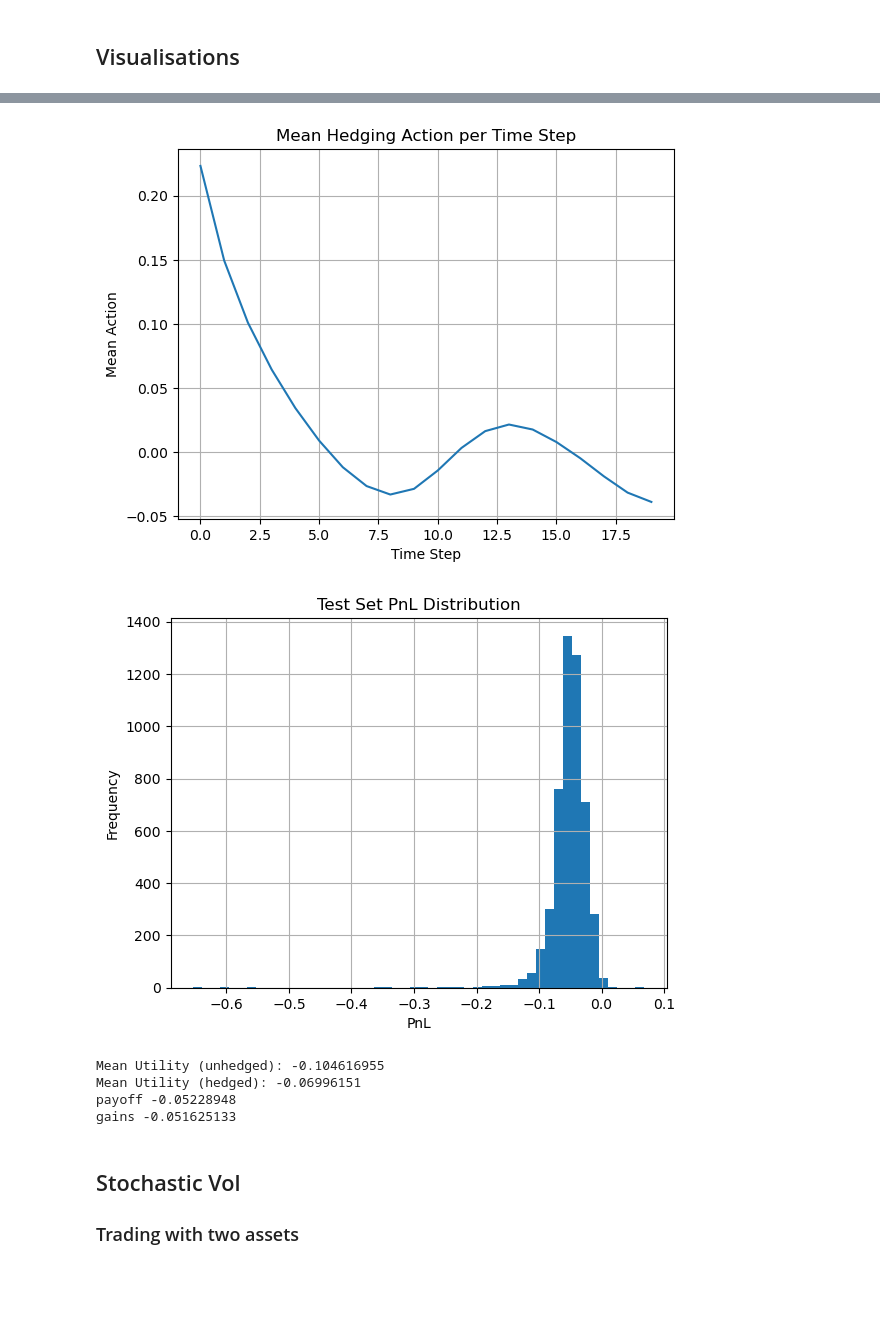
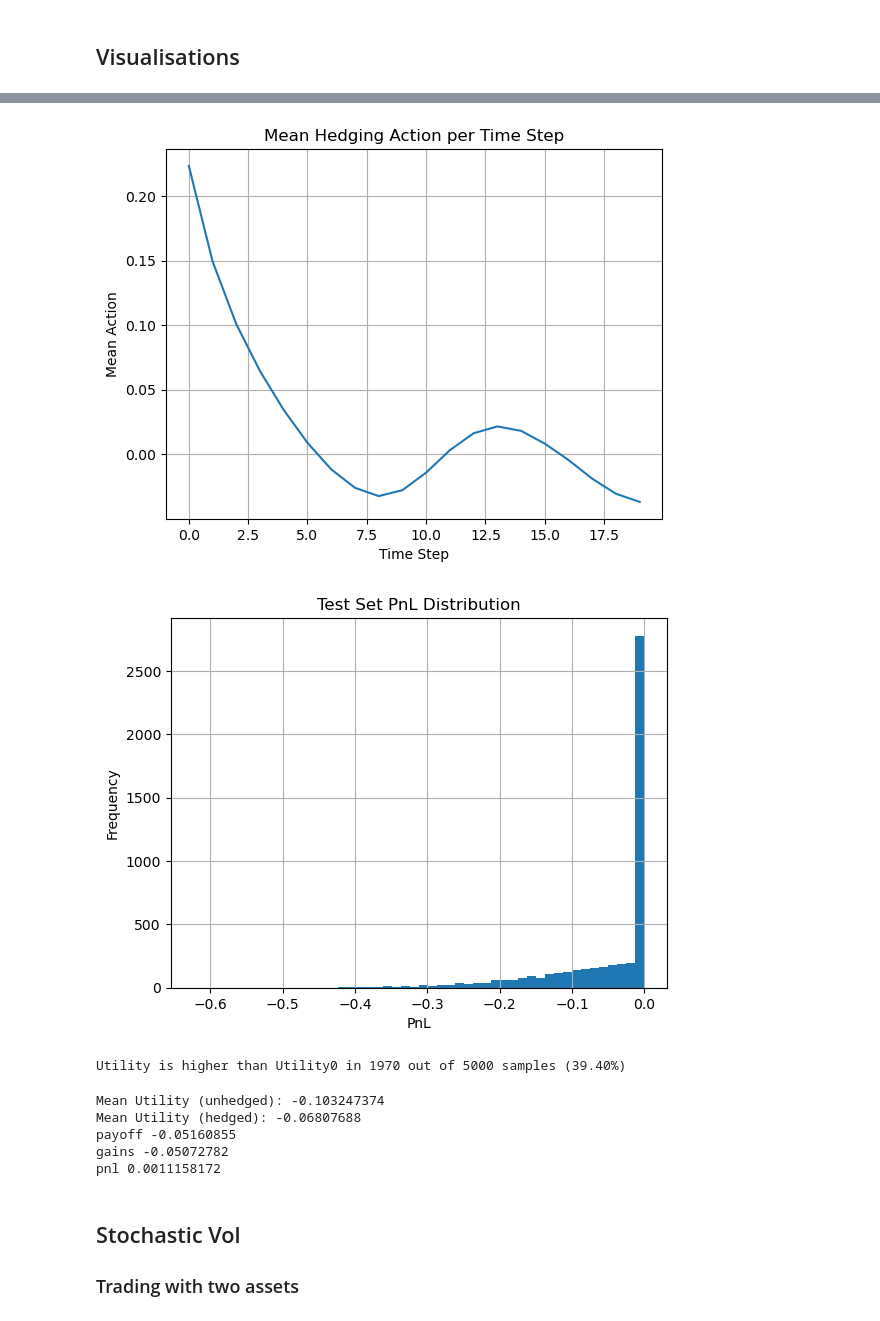
Before and after one commit to lisafaloughi/protohedge, a Jupyter notebook: notebooks/proto-trainer.ipynb, the cells around one changed output, grey strips where cells are left out. Cells and saved outputs as stored; diff of their text form; code cells hidden in the pictures; blank space fills up the shorter version.

```diff
--- a/notebooks/proto-trainer.ipynb
+++ b/notebooks/proto-trainer.ipynb
@@ -242,9 +337,9 @@ plt.show()
 import matplotlib.pyplot as plt
 import numpy as np
 
-actions = test_result["actions"].numpy()  # shape (10000, 20, 1)
+actions = result["actions"].numpy()  # shape
 
-# Compute mean over all 10,000 scenarios → shape (20,)
+# Compute mean over all  scenarios → shape (20,)
 mean_actions = actions.mean(axis=0).squeeze()
 
 # Plot
@@ -255,26 +350,41 @@ plt.ylabel("Mean Action")
 plt.grid(True)
 plt.show()
 # %% [output]
-[figure, old version]
+[figure, new version]
 # %%
-plt.hist(test_result["gains"].numpy(), bins=50)
+plt.hist(test_result["payoff"].numpy(), bins=50)
 plt.title("Test Set PnL Distribution")
 plt.xlabel("PnL")
 plt.ylabel("Frequency")
 plt.grid(True)
 plt.show()
 # %% [output]
-[figure, old version]
+[figure, new version]
+# %%
+import numpy as np
+
+utility = result["utility"].numpy()
+utility0 = result["utility0"].numpy()
+
+# Count how many times utility > utility0
+n_better = np.sum(utility > utility0)
+total = len(utility)
+
+print(f"Utility is higher than Utility0 in {n_better} out of {total} samples ({n_better / total:.2%})")
+# %% [output]
+Utility is higher than Utility0 in 1970 out of 5000 samples (39.40%)
 # %%
 print("Mean Utility (unhedged):", test_result["utility0"].numpy().mean())
 print("Mean Utility (hedged):", test_result["utility"].numpy().mean())
 print("payoff", test_result["payoff"].numpy().mean())
 print("gains", test_result["gains"].numpy().mean())
+print("pnl", test_result["pnl"].numpy().mean())
 # %% [output]
-Mean Utility (unhedged): -0.104616955
-Mean Utility (hedged): -0.06996151
-payoff -0.05228948
-gains -0.051625133
+Mean Utility (unhedged): -0.103247374
+Mean Utility (hedged): -0.06807688
+payoff -0.05160855
+gains -0.05072782
+pnl 0.0011158172
 # %% [markdown]
 ## Stochastic Vol
 ### Trading with two assets
```
Also changed, not shown: parts of 17 cells of this notebook, 2 other files.
